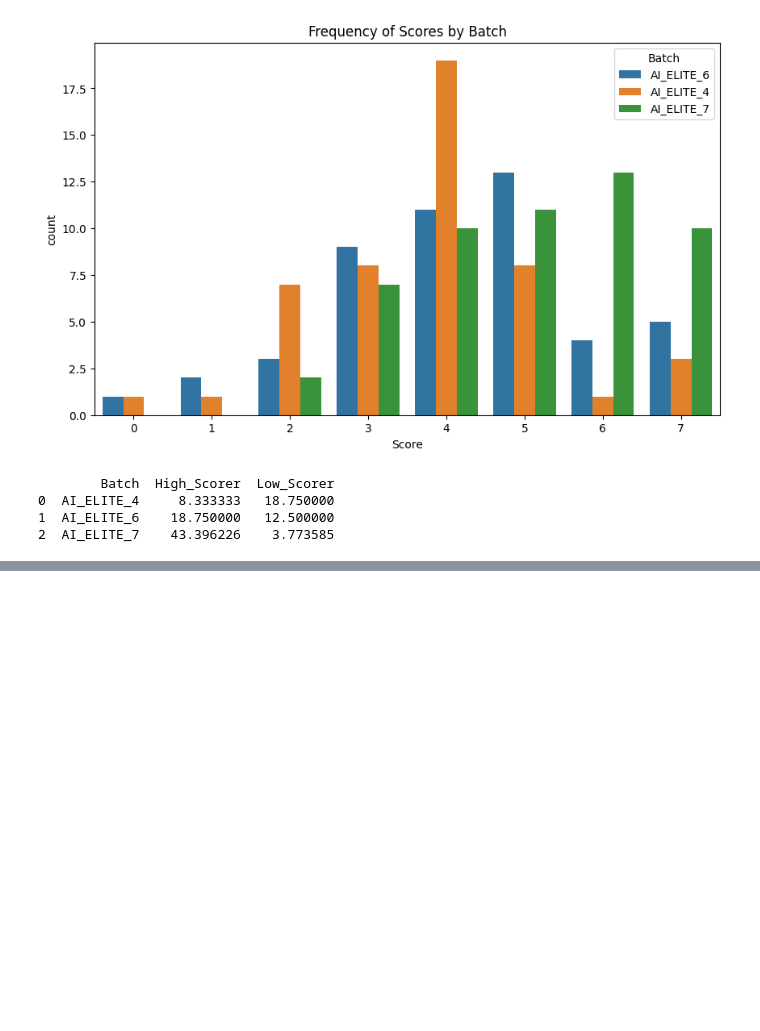
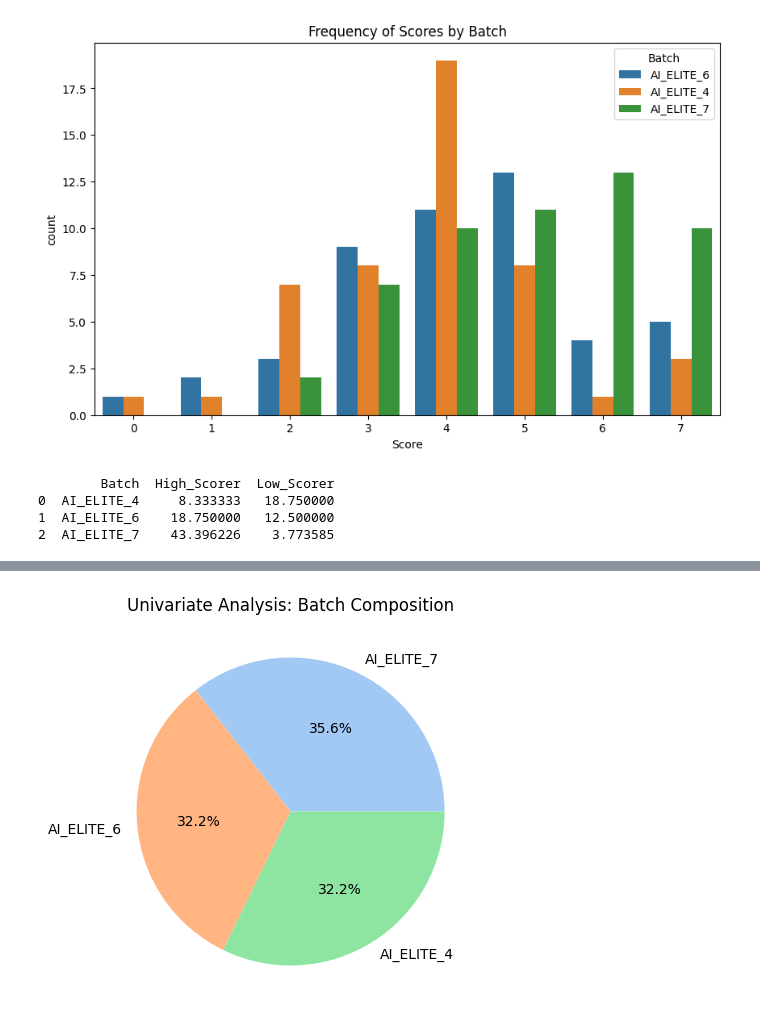
Before and after one commit to Yashyc27/Innomatics-Nov-2025-Intership, a Jupyter notebook: ML Task 1/ML_Task_1.ipynb, the cells around one changed output, grey strips where cells are left out. Saved outputs shown, nothing was run; the diff lists cells and outputs as text; code cells hidden in the pictures; blank space fills up the shorter version.

```diff
--- a/ML Task 1/ML_Task_1.ipynb
+++ b/ML Task 1/ML_Task_1.ipynb
@@ -51,0 +68,9 @@ performance_insights.to_csv('batch_performance_insights.csv', index=False)
+# %%
+# 2. Univariate Analysis: Batch Distribution (Pie Chart)
+plt.figure(figsize=(8, 5))
+df_scores['Batch'].value_counts().plot(kind='pie', autopct='%1.1f%%', colors=sns.color_palette('pastel'))
+plt.title('Univariate Analysis: Batch Composition')
+plt.ylabel('')
+plt.savefig('univariate_batch_comp.png')
+# %% [output]
+[figure, added]
```
Also changed, not shown: parts of 5 cells of this notebook, 3 other files.
